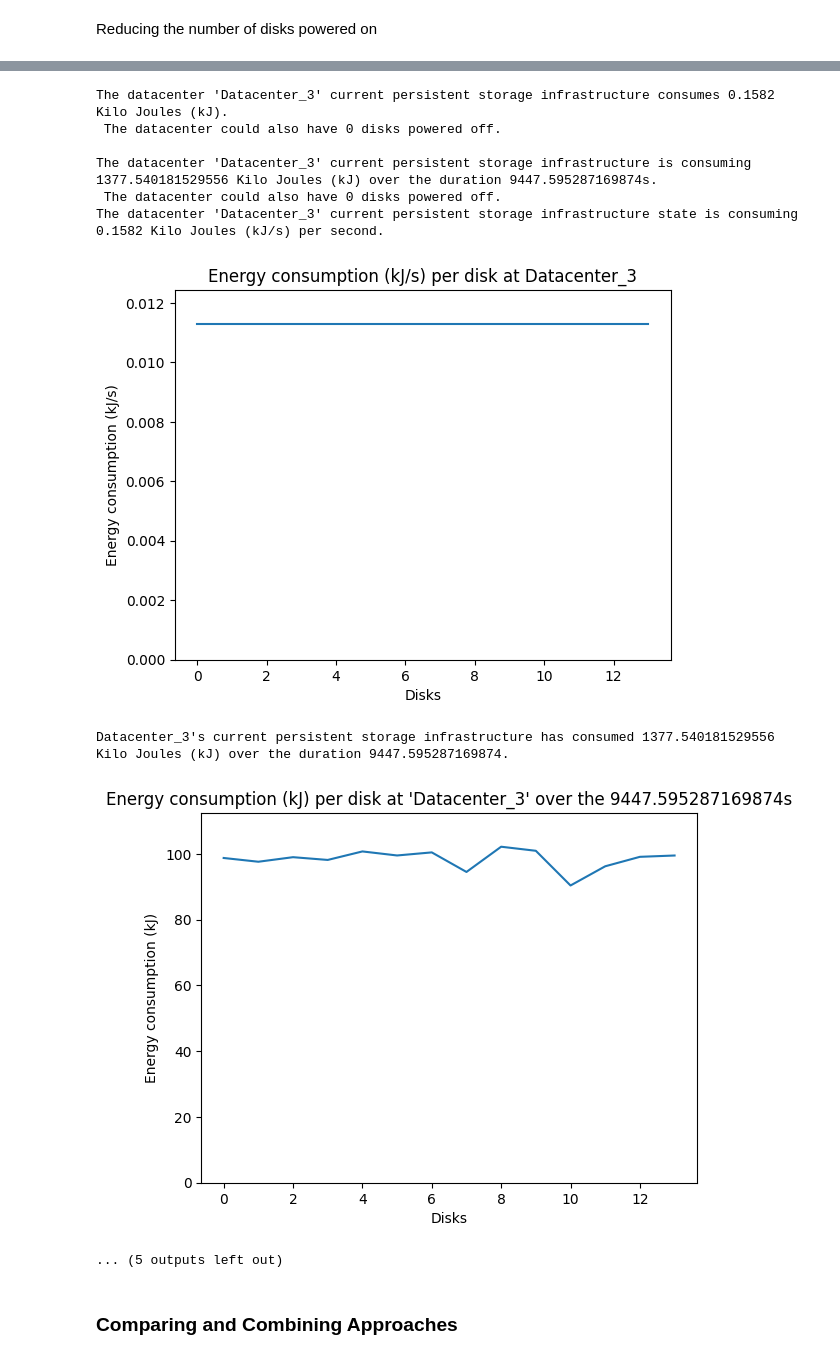
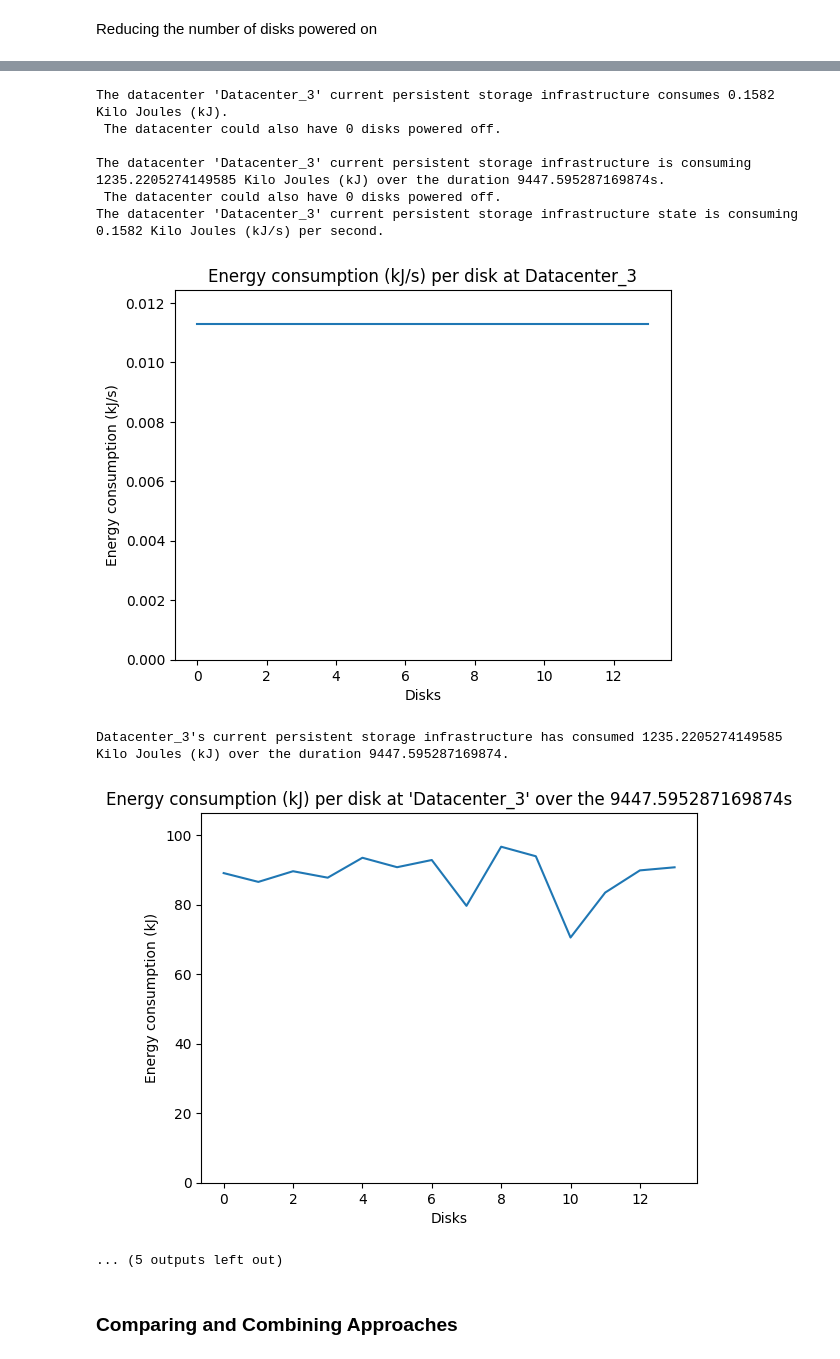
Before and after one commit to KhalidAFarah/cloud-energy-efficiency, a Jupyter notebook: evaluation/storage_utilization.ipynb, the cells around one changed output, grey strips where cells are left out. Cells and saved outputs as stored; diff of their text form; code cells hidden in the pictures.

```diff
--- a/evaluation/storage_utilization.ipynb
+++ b/evaluation/storage_utilization.ipynb
@@ -251,9 +251,9 @@ for i in range(len(labels)):
         cloud_provider_power_per_disk_power_down_disks = np.append(cloud_provider_power_per_disk_power_down_disks, disk_state_power)
         power_per_disk_per_datacenter_powered_down_disks = np.append(power_per_disk_per_datacenter_powered_down_disks, disk_state_power)
 
-        # datacenter_power_per_disk_consumed_power_down_disks += consumed_active_power + consumed_idle_power
-        cloud_provider_power_per_disk_consumed_power_down_disks = np.append(cloud_provider_power_per_disk_consumed_power_down_disks, consumed_active_power + consumed_idle_power)
-        power_consumed_per_disk_per_datacenter_powered_down_disks = np.append(power_consumed_per_disk_per_datacenter_powered_down_disks, consumed_active_power + consumed_idle_power)
+        # datacenter_power_per_disk_consumed_power_down_disks += consumed_active_power
+        cloud_provider_power_per_disk_consumed_power_down_disks = np.append(cloud_provider_power_per_disk_consumed_power_down_disks, consumed_active_power)
+        power_consumed_per_disk_per_datacenter_powered_down_disks = np.append(power_consumed_per_disk_per_datacenter_powered_down_disks, consumed_active_power)
         duration_per_disk = np.append(duration_per_disk, float(sample['duration']))
     datacenter_power_per_disk_power_down_disks = np.append(datacenter_power_per_disk_power_down_disks, np.sum(power_per_disk_per_datacenter_powered_down_disks))
     datacenter_power_per_disk_consumed_power_down_disks = np.append(datacenter_power_per_disk_consumed_power_down_disks, np.sum(power_consumed_per_disk_per_datacenter_powered_down_disks))
@@ -305,12 +305,12 @@ Datacenter_2's current persistent storage infrastructure has consumed 1395.65958
 The datacenter 'Datacenter_3' current persistent storage infrastructure consumes 0.1582 Kilo Joules (kJ).
  The datacenter could also have 0 disks powered off.
 
-The datacenter 'Datacenter_3' current persistent storage infrastructure is consuming 1377.540181529556 Kilo Joules (kJ) over the duration 9447.595287169874s.
+The datacenter 'Datacenter_3' current persistent storage infrastructure is consuming 1235.2205274149585 Kilo Joules (kJ) over the duration 9447.595287169874s.
  The datacenter could also have 0 disks powered off.
 The datacenter 'Datacenter_3' current persistent storage infrastructure state is consuming 0.1582 Kilo Joules (kJ/s) per second.
 [figure]
-Datacenter_3's current persistent storage infrastructure has consumed 1377.540181529556 Kilo Joules (kJ) over the duration 9447.595287169874.
+Datacenter_3's current persistent storage infrastructure has consumed 1235.2205274149585 Kilo Joules (kJ) over the duration 9447.595287169874.
-[figure, old version]
+[figure, new version]
 ... (5 outputs left out)
 # %% [markdown]
 ### Comparing and Combining Approaches
```
Also changed, not shown: parts of 2 cells of this notebook, 8 other files.
